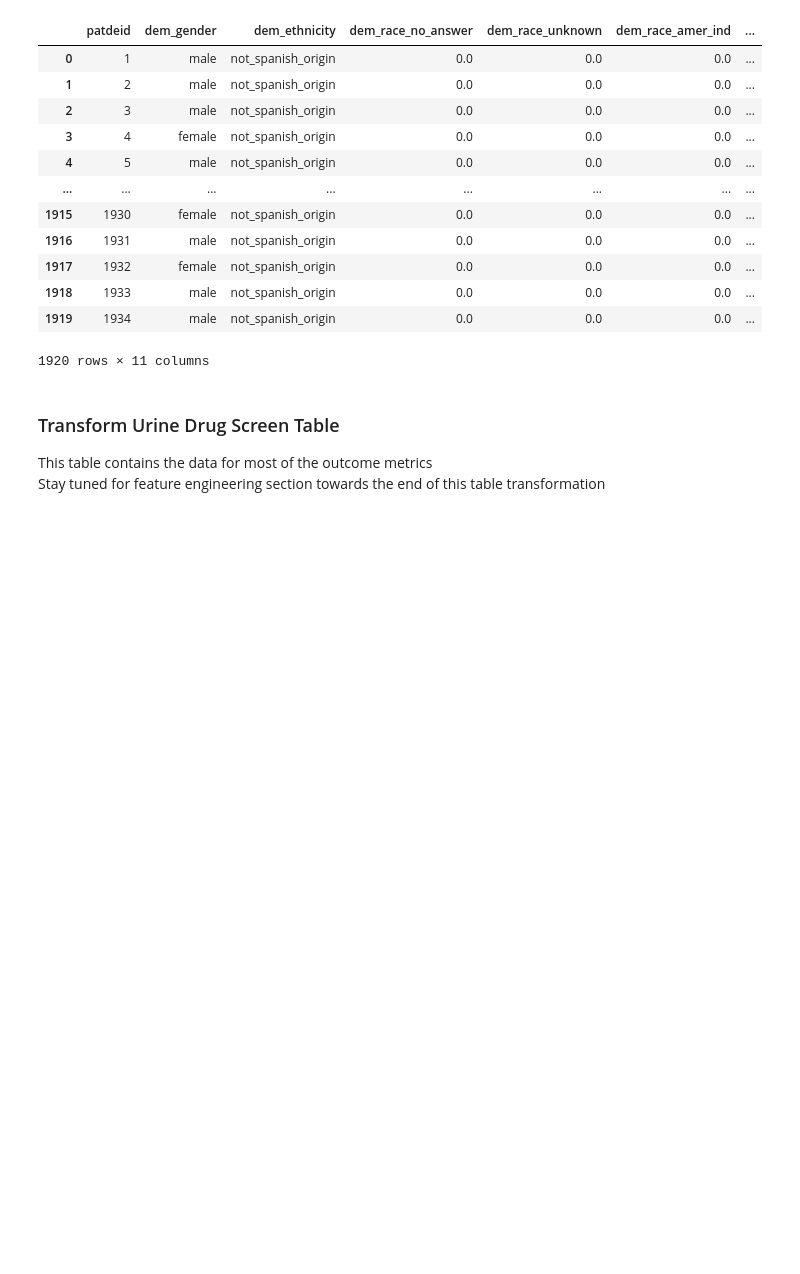
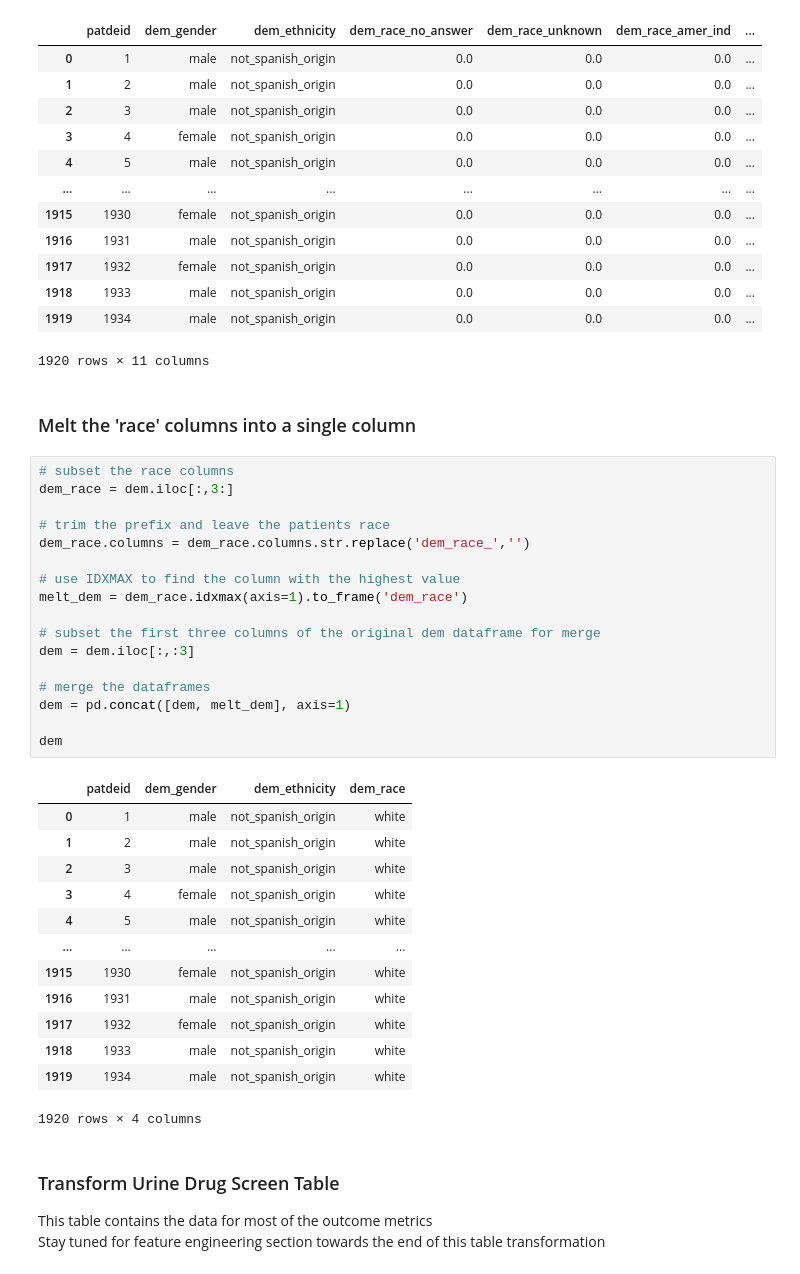
Before and after one commit to DanHerman212/precision_medicine, a Jupyter notebook: code/1_data_cleaning.ipynb, the cells around one changed output. Drawn from its saved outputs; the diff is of its cells as text; blank space fills up the shorter version.

```diff
--- a/code/1_data_cleaning.ipynb
+++ b/code/1_data_cleaning.ipynb
@@ -263,6 +265,39 @@ dem
 | 1918 | 1933 | male | not_spanish_origin | 0.0 | 0.0 | 0.0 | ... |
 | 1919 | 1934 | male | not_spanish_origin | 0.0 | 0.0 | 0.0 | ... |
 1920 rows × 11 columns
+# %% [markdown]
+### Melt the 'race' columns into a single column
+# %%
+# subset the race columns
+dem_race = dem.iloc[:,3:]
+
+# trim the prefix and leave the patients race
+dem_race.columns = dem_race.columns.str.replace('dem_race_','')
+
+# use IDXMAX to find the column with the highest value
+melt_dem = dem_race.idxmax(axis=1).to_frame('dem_race')
+
+# subset the first three columns of the original dem dataframe for merge
+dem = dem.iloc[:,:3]
+
+# merge the dataframes
+dem = pd.concat([dem, melt_dem], axis=1)
+
+dem
+# %% [output]
+|  | patdeid | dem_gender | dem_ethnicity | dem_race |
+| 0 | 1 | male | not_spanish_origin | white |
+| 1 | 2 | male | not_spanish_origin | white |
+| 2 | 3 | male | not_spanish_origin | white |
+| 3 | 4 | female | not_spanish_origin | white |
+| 4 | 5 | male | not_spanish_origin | white |
+| ... | ... | ... | ... | ... |
+| 1915 | 1930 | female | not_spanish_origin | white |
+| 1916 | 1931 | male | not_spanish_origin | white |
+| 1917 | 1932 | female | not_spanish_origin | white |
+| 1918 | 1933 | male | not_spanish_origin | white |
+| 1919 | 1934 | male | not_spanish_origin | white |
+1920 rows × 4 columns
 # %% [markdown]
 ### Transform Urine Drug Screen Table
 This table contains the data for most of the outcome metrics<br>
```
Also changed, not shown: parts of 4 cells of this notebook, 2 other files.
